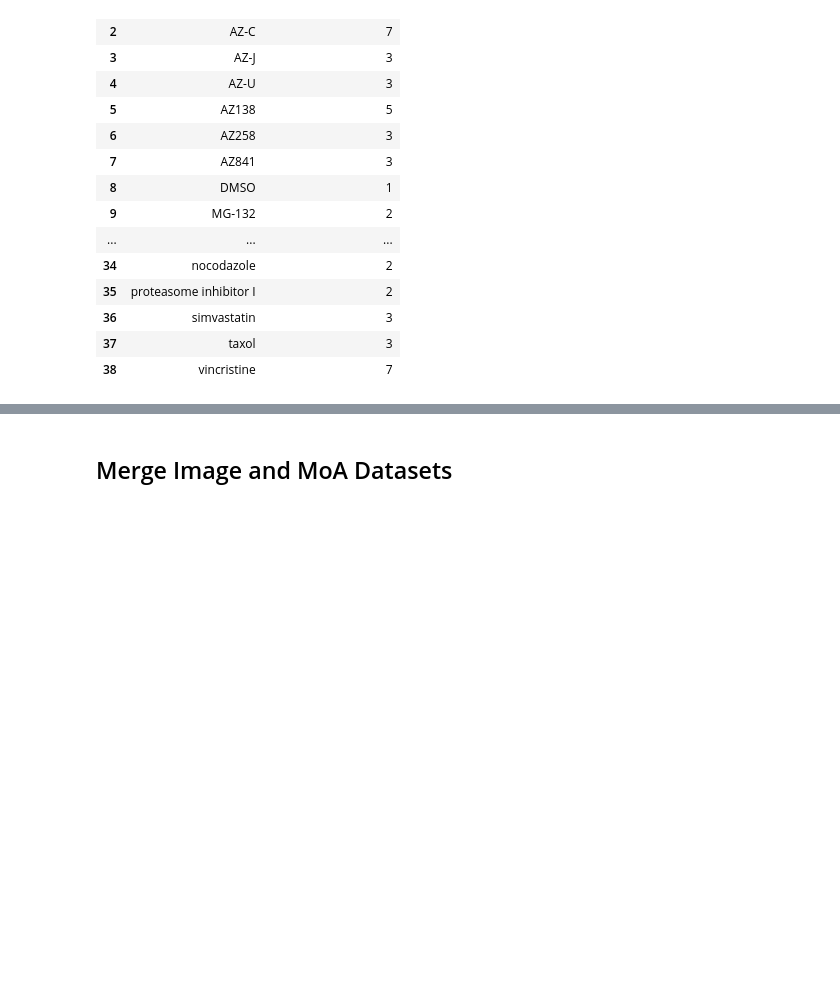
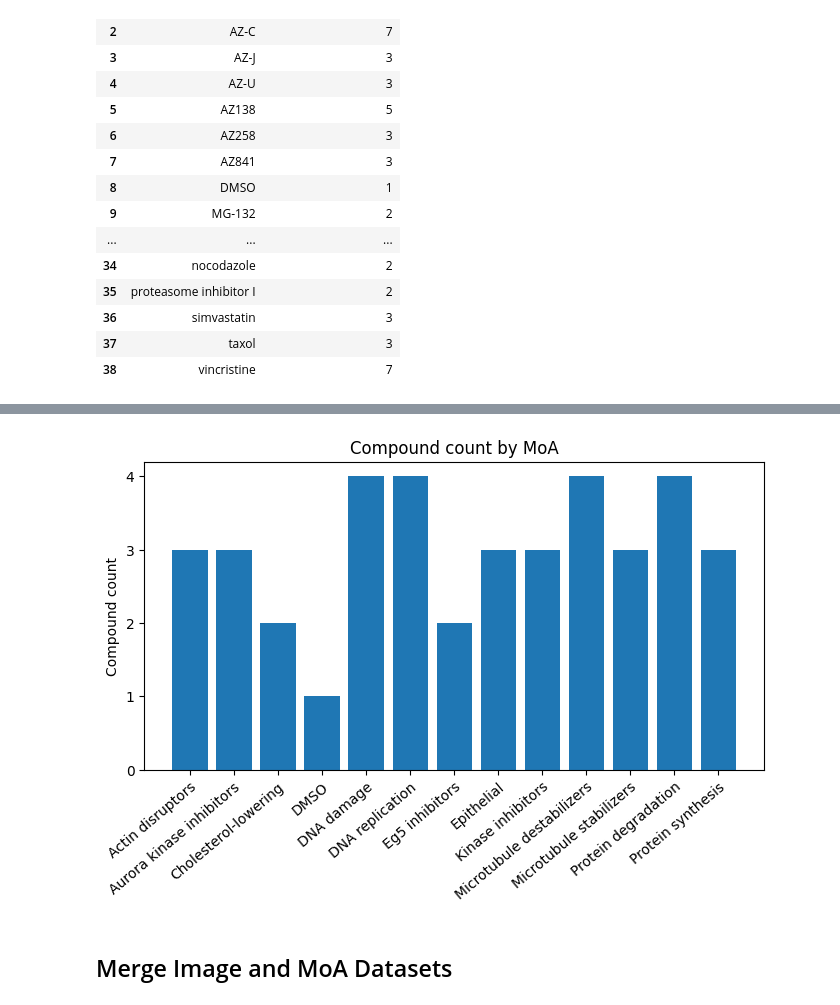
Before and after one commit to mattHG70/SIADS696_Milestone2, a Jupyter notebook: notebooks/milestone2_data_explore.ipynb, the cells around one changed output, grey strips where cells are left out. Saved outputs shown, nothing was run; the diff lists cells and outputs as text; code cells hidden in the pictures; blank space fills up the shorter version.

```diff
--- a/notebooks/milestone2_data_explore.ipynb
+++ b/notebooks/milestone2_data_explore.ipynb
@@ -335,3 +336,19 @@ df_moa shape: (39, 2)
+# %%
+df_moa_compound_count = (df_moa.groupby(['moa'])['compound'].count()
+                        .to_frame()
+                        .reset_index())
+
+y_ticks = range(0, df_moa_compound_count['compound'].max()+1, 1)
+
+fig, ax = plt.subplots(figsize=(8,4))
+ax.bar(df_moa_compound_count['moa'], df_moa_compound_count['compound'])
+ax.set_ylabel('Compound count')
+ax.set_title('Compound count by MoA')
+ax.set_yticks(ticks=y_ticks)
+plt.setp(ax.get_xticklabels(), rotation=40, ha='right', rotation_mode='anchor')
+plt.show()
+# %% [output]
+[figure, added]
 # %% [markdown]
 ## Merge Image and MoA Datasets
 # %%
```
Also changed, not shown: parts of 10 cells of this notebook.
